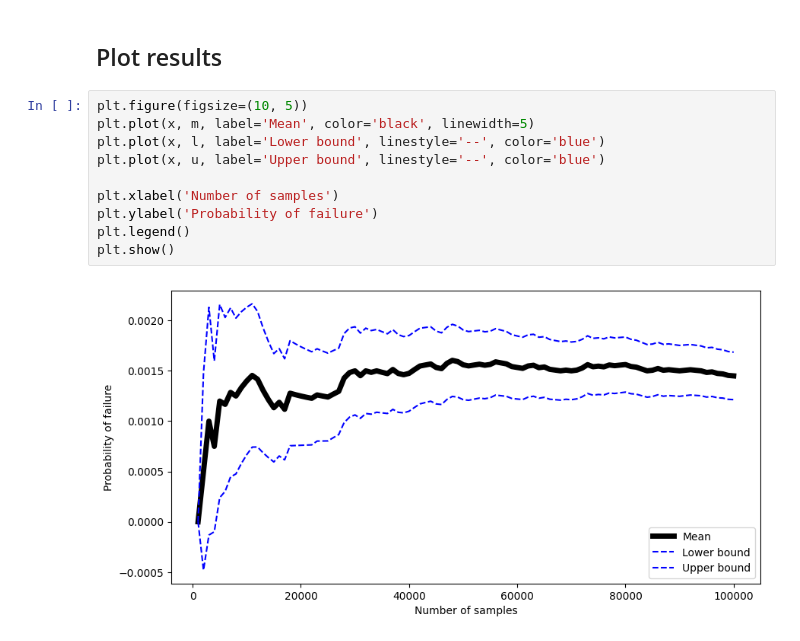
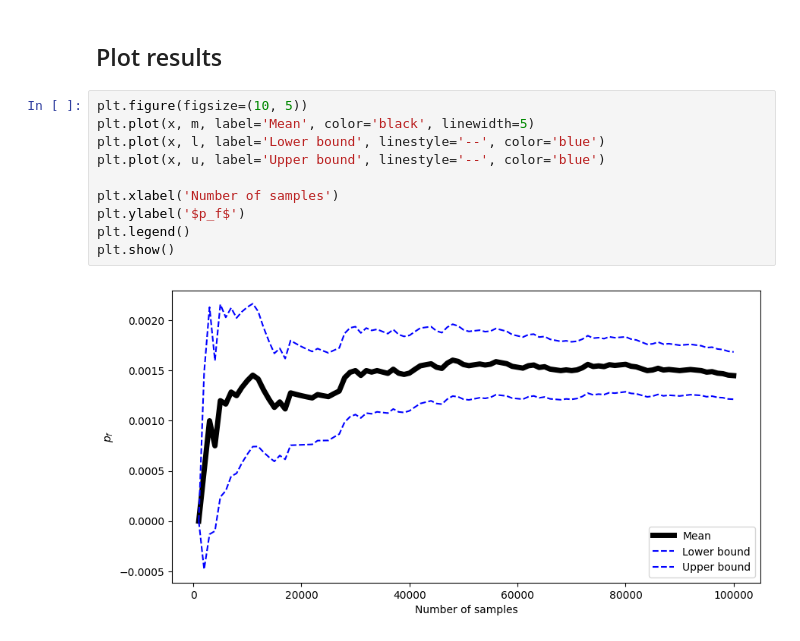
Before and after one commit to Pesquisa-UFCAT/parepy, a Jupyter notebook: 008_convergence_probability_failure.ipynb, the cells around one changed output. Drawn from its saved outputs; the diff is of its cells as text.

```diff
--- a/008_convergence_probability_failure.ipynb
+++ b/008_convergence_probability_failure.ipynb
@@ -80,12 +80,12 @@ var: [np.float64(0.0), np.float64(2.4987500000000003e-07), np.float64(3.33000000
 # %%
 plt.figure(figsize=(10, 5))
 plt.plot(x, m, label='Mean', color='black', linewidth=5)
 plt.plot(x, l, label='Lower bound', linestyle='--', color='blue')
 plt.plot(x, u, label='Upper bound', linestyle='--', color='blue')
 
 plt.xlabel('Number of samples')
-plt.ylabel('Probability of failure')
+plt.ylabel('$p_f$')
 plt.legend()
 plt.show()
 # %% [output]
-[figure, old version]
+[figure, new version]
```
